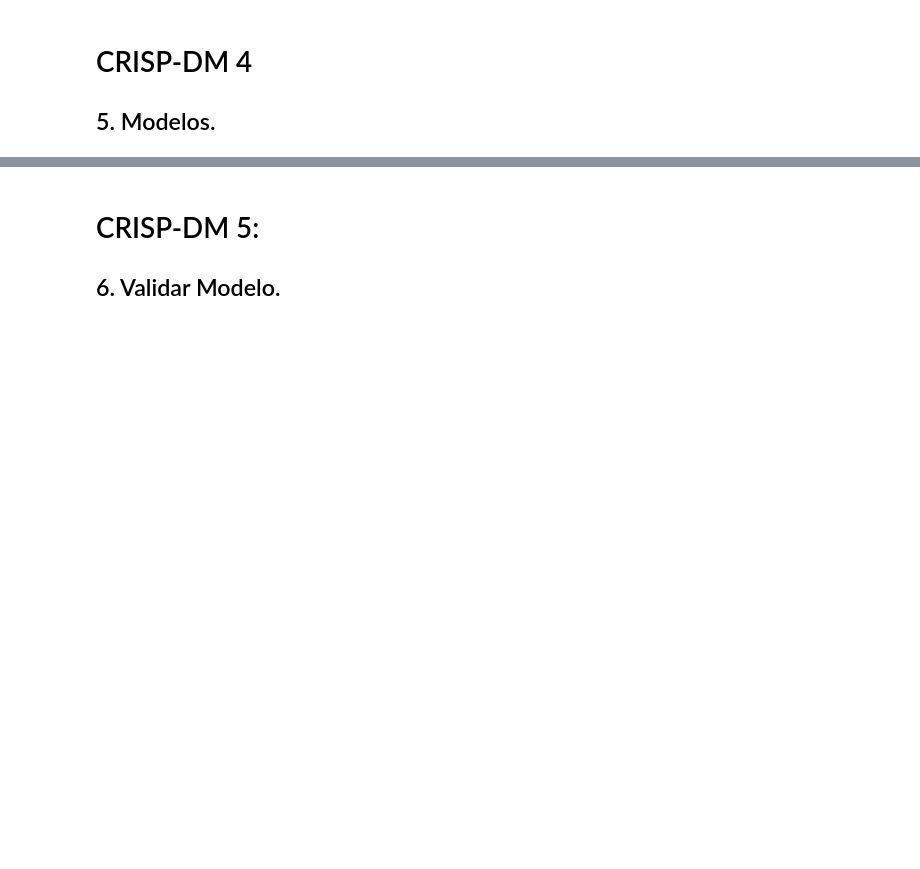
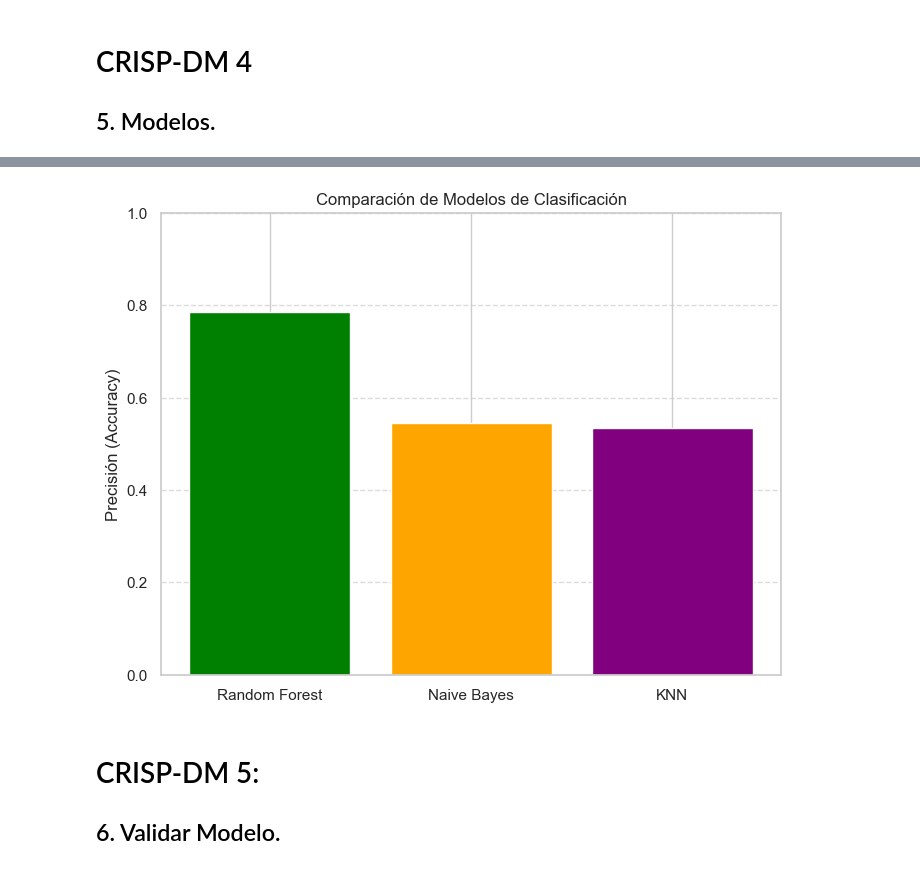
Before and after one commit to buitrekommando/mineriaAIEP_02, a Jupyter notebook: notebooks/0_consolidado.ipynb, the cells around one changed output, grey strips where cells are left out. Drawn from its saved outputs; the diff is of its cells as text; code cells hidden in the pictures; blank space fills up the shorter version.

Commit message:
ModelosRf

```diff
--- a/notebooks/0_consolidado.ipynb
+++ b/notebooks/0_consolidado.ipynb
@@ -860,3 +930,20 @@ Los valores encontrados corresponden a propinas que fueron inusuales dentro del
+# %%
+# Nombres de los modelos
+models = ['Random Forest', 'Naive Bayes', 'KNN']
+
+# Precisión de cada modelo (reemplaza con tus valores reales)
+accuracies = [0.785, 0.545, 0.535]  # ← Aquí va el accuracy real de cada uno
+
+# Crear gráfico de barras
+plt.figure(figsize=(8, 6))
+plt.bar(models, accuracies, color=['green', 'orange', 'purple'])
+plt.ylim(0, 1)
+plt.ylabel('Precisión (Accuracy)')
+plt.title('Comparación de Modelos de Clasificación')
+plt.grid(axis='y', linestyle='--', alpha=0.7)
+plt.show()
+# %% [output]
+[figure, added]
 # %% [markdown]
 # CRISP-DM 5:
 ## 6. Validar Modelo.
```
Also changed, not shown: parts of 19 cells of this notebook, 4 other files.
